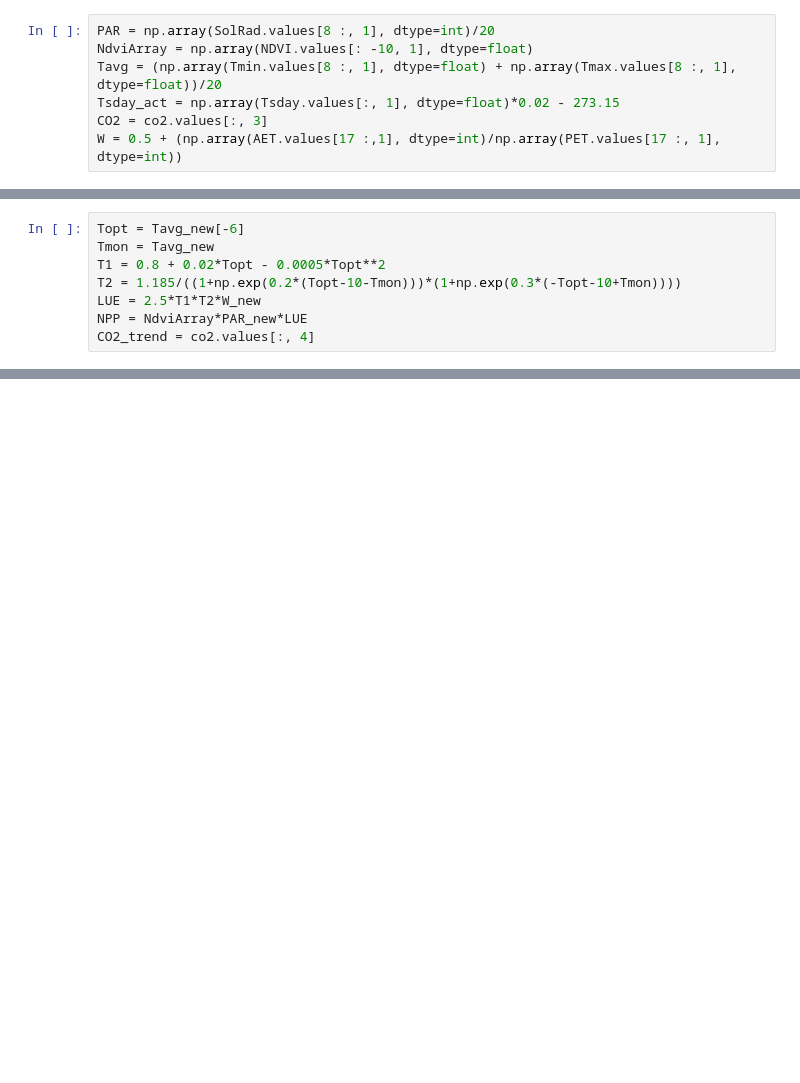
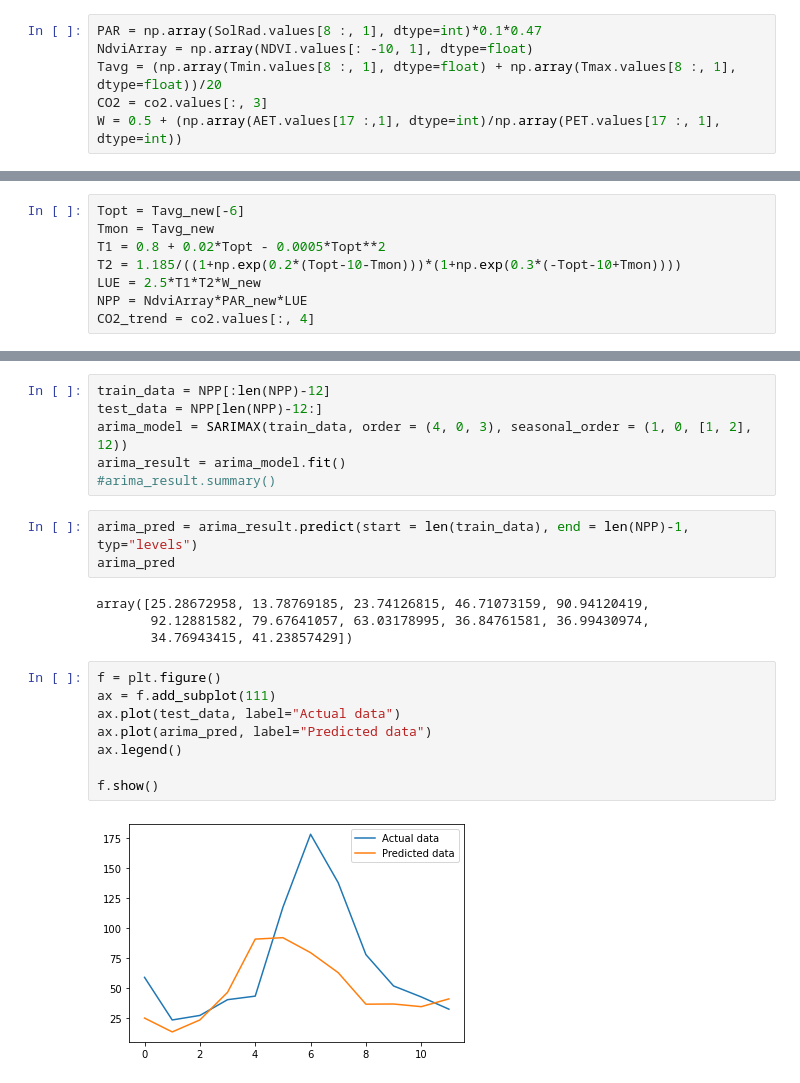
Before and after one commit to hitgo00/SC_209_Project, a Jupyter notebook: Model.ipynb, the cells around one changed output, grey strips where cells are left out. Drawn from its saved outputs; the diff is of its cells as text; blank space fills up the shorter version.

Commit message:
Used ARIMA

```diff
--- a/Model.ipynb
+++ b/Model.ipynb
@@ -11,10 +19,9 @@ Tmin = pd.read_excel("./Used Datasets/tmin.xlsx")
 Tmax = pd.read_excel("./Used Datasets/tmax.xlsx")
 co2 = pd.read_csv("./Used Datasets/co2_trend_gl_re.txt", delim_whitespace=True)
 # %%
-PAR = np.array(SolRad.values[8 :, 1], dtype=int)/20
+PAR = np.array(SolRad.values[8 :, 1], dtype=int)*0.1*0.47
 NdviArray = np.array(NDVI.values[: -10, 1], dtype=float)
 Tavg = (np.array(Tmin.values[8 :, 1], dtype=float) + np.array(Tmax.values[8 :, 1], dtype=float))/20
-Tsday_act = np.array(Tsday.values[:, 1], dtype=float)*0.02 - 273.15
 CO2 = co2.values[:, 3]
 W = 0.5 + (np.array(AET.values[17 :,1], dtype=int)/np.array(PET.values[17 :, 1], dtype=int))
 # %%
@@ -68,0 +97,23 @@ plt.plot(CO2_trend)
+# %%
+train_data = NPP[:len(NPP)-12]
+test_data = NPP[len(NPP)-12:]
+arima_model = SARIMAX(train_data, order = (4, 0, 3), seasonal_order = (1, 0, [1, 2], 12))
+arima_result = arima_model.fit()
+#arima_result.summary()
+# %%
+arima_pred = arima_result.predict(start = len(train_data), end = len(NPP)-1, typ="levels")
+arima_pred
+# %% [output]
+array([25.28672958, 13.78769185, 23.74126815, 46.71073159, 90.94120419,
+       92.12881582, 79.67641057, 63.03178995, 36.84761581, 36.99430974,
+       34.76943415, 41.23857429])
+# %%
+f = plt.figure()
+ax = f.add_subplot(111)
+ax.plot(test_data, label="Actual data")
+ax.plot(arima_pred, label="Predicted data")
+ax.legend()
+
+f.show()
+# %% [output]
+[figure, added]
```
Also changed, not shown: parts of 7 cells of this notebook.
